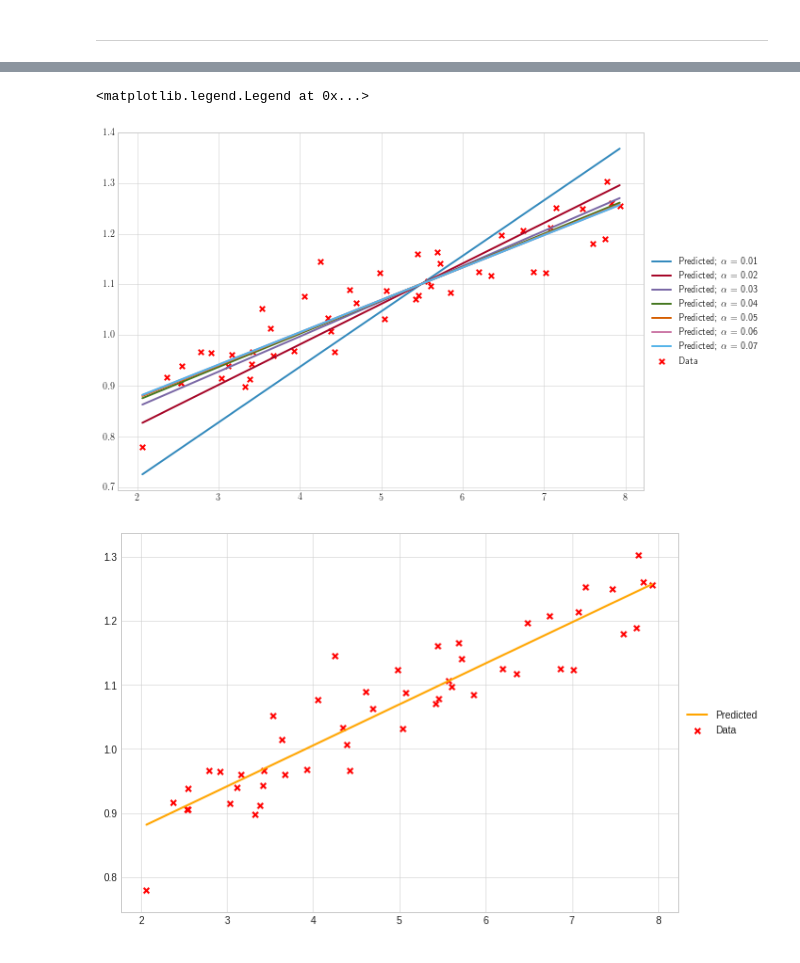
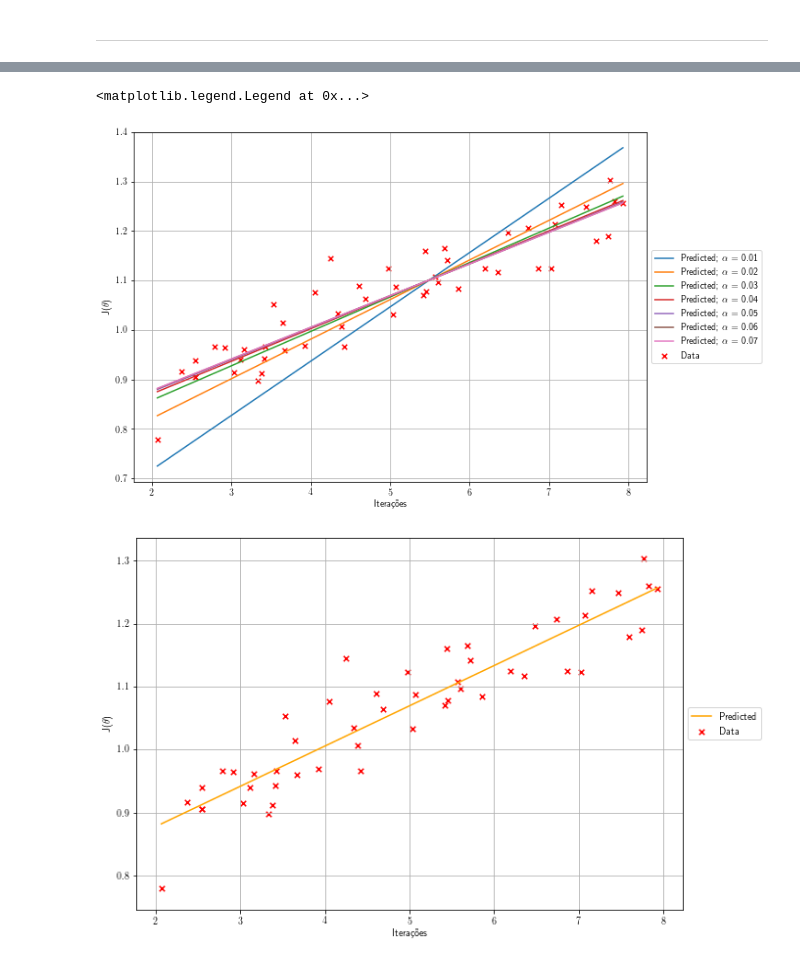
Before and after one commit to danbailo/T1-Inteligencia-Artificial, a Jupyter notebook: src/Trabalho 1 - Inteligência Artificial.ipynb, the cells around one changed output, grey strips where cells are left out. Saved outputs shown, nothing was run; the diff lists cells and outputs as text; code cells hidden in the pictures.

```diff
--- a/src/Trabalho 1 - Inteligência Artificial.ipynb
+++ b/src/Trabalho 1 - Inteligência Artificial.ipynb
@@ -9,3 +10,5 @@ plt.style.use('bmh')
 # %%
-plt.rcParams['figure.figsize'] = (10, 7) #largura e altura
-plt.rc('text', usetex=True)
+plt.rcParams['figure.figsize'] = (10, 7) #(width,height)
+plt.rcParams['axes.grid'] = True
+plt.rcParams['text.usetex'] = True
+plt.rcParams['savefig.format']: 'pdf'
@@ -215,0 +108,9 @@ plt.legend(loc='center left', bbox_to_anchor=(1.0, 0.5))
+# %%
+plt.yscale('log')
+for alpha,err in err_values.items():
+    plt.plot(range(NUM_IT),err, label=fr'$\alpha$ = {alpha}')
+plt.axis(xmin=-1,xmax=10,ymin=10e-3)
+plt.xlabel('Iterações')
+plt.ylabel(r'J($\theta$)')
+plt.legend(loc='center left', bbox_to_anchor=(1.0, 0.5))
+plt.savefig(os.path.join('..','imgs/')+'lower_interval', bbox_inches='tight')
@@ -215,0 +121,9 @@ plt.legend(loc='center left', bbox_to_anchor=(1.0, 0.5))
+# %%
+plt.yscale('log')
+for alpha,err in err_values.items():
+    plt.plot(range(NUM_IT),err, label=fr'$\alpha$ = {alpha}')
+plt.axis(xmin=90,xmax=100)
+plt.xlabel('Iterações')
+plt.ylabel(r'J($\theta$)')
+plt.legend(loc='center left', bbox_to_anchor=(1.0, 0.5))
+plt.savefig(os.path.join('..','imgs/')+'higher_interval_100it', bbox_inches='tight')
@@ -332,0 +136,13 @@ plt.legend(loc='center left', bbox_to_anchor=(1.0, 0.5))
+# %%
+plt.yscale('log')
+NUM_IT = 1000
+
+for alpha in alpha_values:
+    err, theta = linear_regression(num_it=NUM_IT, alpha=alpha, theta=initial_theta)
+    theta_values[alpha] = theta
+    err_values[alpha] = err
+    plt.plot(range(NUM_IT), err, label=fr'$\alpha$ = {alpha}')
+plt.xlabel('Iterações')
+plt.ylabel(r'J($\theta$)')
+plt.legend(loc='center left', bbox_to_anchor=(1.0, 0.5))
+plt.savefig(os.path.join('..','imgs/')+'lr_1000it', bbox_inches='tight')
@@ -333,19 +166,23 @@ plt.legend(loc='center left', bbox_to_anchor=(1.0, 0.5))
 # %%
-plt.style.use('seaborn-whitegrid')
 plt.scatter(x,y, label= 'Data', s=30, marker='x', c='r')
 for k,v in theta_values.items():
     plt.plot(x, [v[0]+(v[1]*i) for i in x], label= r'Predicted; $\alpha$ = '+str(k))
+plt.xlabel('Iterações')
+plt.ylabel(r'J($\theta$)')
 plt.legend(loc='center left', bbox_to_anchor=(1.0, 0.5))
+plt.savefig(os.path.join('..','imgs/')+'all_predictions', bbox_inches='tight')
 # %% [output]
 <matplotlib.legend.Legend at 0x...>
-[figure, old version]
+[figure, new version]
 # %%
 alpha = 0.07
 _, new_theta = linear_regression(num_it=NUM_IT, alpha=alpha, theta=initial_theta)
 
 plt.scatter(x,y, label= 'Data', s=30, marker='x', c='r')
 plt.plot(x, [new_theta[0]+(new_theta[1]*i) for i in x], label= 'Predicted', c='orange')
+plt.xlabel('Iterações')
+plt.ylabel(r'J($\theta$)')
 plt.legend(loc='center left', bbox_to_anchor=(1.0, 0.5))
-plt.savefig(os.path.join('..','imgs/')+'FINAL_predicted.pdf', bbox_inches='tight')
+plt.savefig(os.path.join('..','imgs/')+'FINAL_predicted', bbox_inches='tight')
 # %% [output]
-[figure, old version]
+[figure, new version]
```
Also changed, not shown: parts of 30 cells of this notebook.
